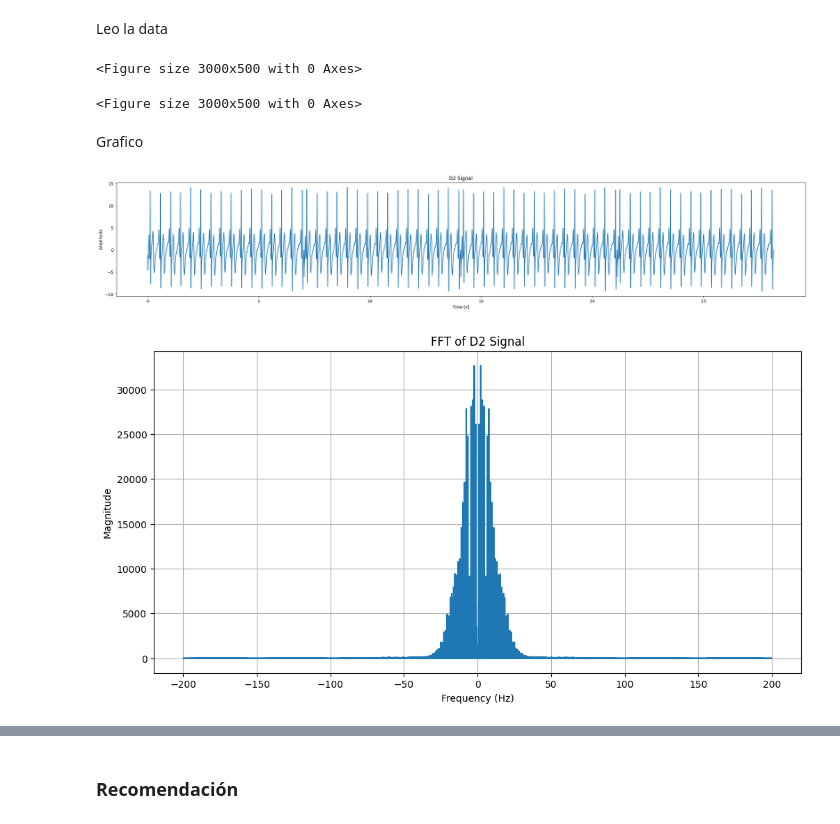
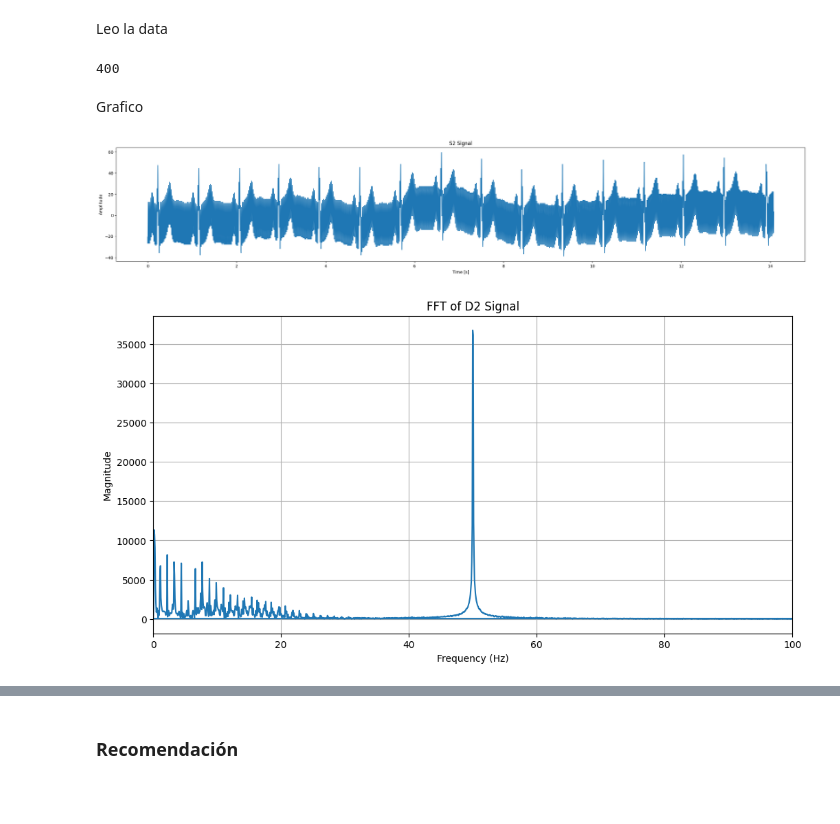
Before and after one commit to Juangonz952/PSIB, a Jupyter notebook: ECG/ECG_y_HRV.ipynb, the cells around one changed output, grey strips where cells are left out. Drawn from its saved outputs; the diff is of its cells as text; code cells hidden in the pictures; blank space fills up the shorter version.

```diff
--- a/ECG/ECG_y_HRV.ipynb
+++ b/ECG/ECG_y_HRV.ipynb
@@ -360,38 +362,39 @@ A partir de la señal en el link llamada *ecg1.mat* eliminar el ruido que se pue
 Leo la data
 # %%
 data2 = scipy.io.loadmat('C:/Users/Juan Bautista/.vscode/PSIB/ECG/Data/ecg1.mat')
-D2 = data['D2'][:,0] # Derivación de ECG
-Fs = data['Fs'][0][0] # Frecuencia de muestreo
-qrs = data['qrs'] # Marca de los QRS
-Qon = np.array(qrs) - 25
+S2 = data2['D2'][:,0] # Derivación de ECG
+#Fs = data2['Fs'][0][0] # Frecuencia de muestreo
+#qrs2 = data2['qrs'] # Marca de los QRS
+#Qon = np.array(qrs2) - 25
+len(D2)
+Fs = data2['sampling'][0][0]
+print(Fs)
 # %% [output]
-<Figure size 3000x500 with 0 Axes>
+400
-<Figure size 3000x500 with 0 Axes>
 # %% [markdown]
 Grafico
 # %%
+n = np.arange(0,(len(D2))/Fs,1/Fs)
 plt.figure(figsize=(30,5))
-plt.plot(n, D2)
-plt.title('D2 Signal')
+plt.plot(n, S2)
+plt.title('S2 Signal')
 plt.ylabel('Amplitude')
 plt.xlabel('Time [s]')
 plt.show()
 # %% [output]
-[figure, old version]
+[figure, new version]
 # %%
-# Compute the FFT of the D2 signal
-D2_fft = fft(D2)
-
-# Compute the corresponding frequencies
-frequencies = np.fft.fftfreq(len(D2), 1/Fs)
+S2_fft = fft(S2)
+f = np.fft.fftfreq(len(S2), 1/Fs)
 
 # Plot the FFT result
 plt.figure(figsize=(12, 6))
-plt.plot(frequencies, np.abs(D2_fft))
+plt.plot(f, np.abs(S2_fft))
 plt.title('FFT of D2 Signal')
 plt.xlabel('Frequency (Hz)')
 plt.ylabel('Magnitude')
 plt.grid(True)
+plt.xlim([0, 100])
 plt.show()
 # %% [output]
-[figure, old version]
+[figure, new version]
```
Also changed, not shown: parts of 3 cells of this notebook.
